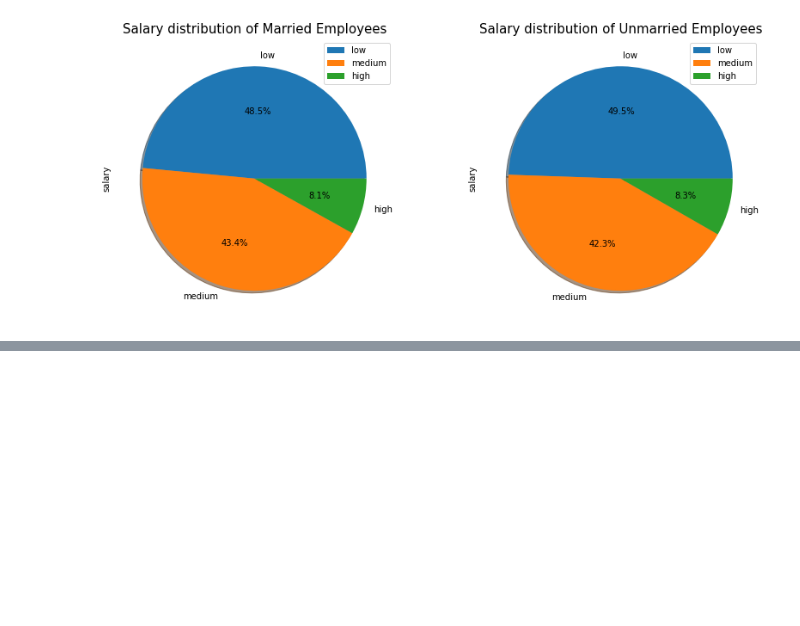
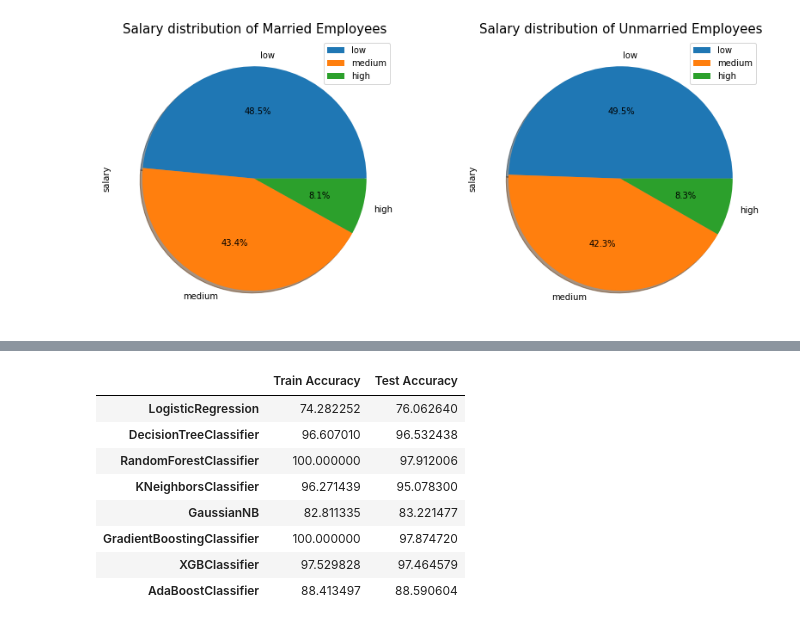
Before and after one commit to bhupeshmahara/INSAID-GCD-Capstone, a Jupyter notebook: 1005_GCD_Capstone_Project_Bhupesh.ipynb, the cells around one changed output, grey strips where cells are left out. Saved outputs shown, nothing was run; the diff lists cells and outputs as text; code cells hidden in the pictures; blank space fills up the shorter version.

```diff
--- a/1005_GCD_Capstone_Project_Bhupesh.ipynb
+++ b/1005_GCD_Capstone_Project_Bhupesh.ipynb
@@ -658,0 +938,38 @@ plt.show()
+# %%
+# Initialize Classifiers
+
+log_clf = LogisticRegression(random_state=42, class_weight='balanced')
+
+dt_clf = DecisionTreeClassifier(criterion='entropy', min_samples_leaf=22, min_samples_split=2, random_state=42, splitter='best')
+
+rf_clf = RandomForestClassifier(criterion='entropy', max_features='auto', n_estimators=100, random_state=42)
+
+knn_clf = KNeighborsClassifier(n_neighbors=5, algorithm='auto', leaf_size=30, metric='manhattan', n_jobs=-1)
+
+gnb_clf = GaussianNB()
+
+gb_clf = GradientBoostingClassifier(n_estimators=200, criterion='friedman_mse', max_depth=8, learning_rate=0.1, random_state=42)
+
+xgb_clf = XGBClassifier(base_score=0.5, booster='gbtree', learning_rate=0.1, max_depth=3, n_estimators=200, n_jobs=-1, random_state=42)
+
+adb_clf = AdaBoostClassifier(n_estimators=300, learning_rate=0.1, algorithm='SAMME', random_state=42)
+# %%
+# Intialize a list of classifier objects
+clf_list = [log_clf, dt_clf, rf_clf, knn_clf, gnb_clf, gb_clf, xgb_clf, adb_clf]
+
+# Create an empty list to append scores and classifier name
+train_scores = []
+test_scores = []
+clf_names = []
+
+# Train classifier over train data and append scores to empty list
+for clf in clf_list:
+  # Fit the train data over the classifier object
+  clf.fit(X_train, y_train)
+
+  # Append train and test score to the empty list
+  train_scores.append(np.round(a=clf.score(X_train, y_train), decimals=8)*100)
+  test_scores.append(np.round(a=clf.score(X_test, y_test), decimals=8)*100)
+  clf_names.append(clf.__class__.__name__)
+
+print('Success!')
@@ -658,0 +998,14 @@ plt.show()
+# %%
+# Create an accuracy dataframe from scores and names list
+accuracy_frame = pd.DataFrame(data={'Train Accuracy': train_scores, 'Test Accuracy': test_scores}, index=clf_names)
+accuracy_frame
+# %% [output]
+|  | Train Accuracy | Test Accuracy |
+| LogisticRegression | 74.282252 | 76.062640 |
+| DecisionTreeClassifier | 96.607010 | 96.532438 |
+| RandomForestClassifier | 100.000000 | 97.912006 |
+| KNeighborsClassifier | 96.271439 | 95.078300 |
+| GaussianNB | 82.811335 | 83.221477 |
+| GradientBoostingClassifier | 100.000000 | 97.874720 |
+| XGBClassifier | 97.529828 | 97.464579 |
+| AdaBoostClassifier | 88.413497 | 88.590604 |
```
Also changed, not shown: parts of 39 cells of this notebook.
